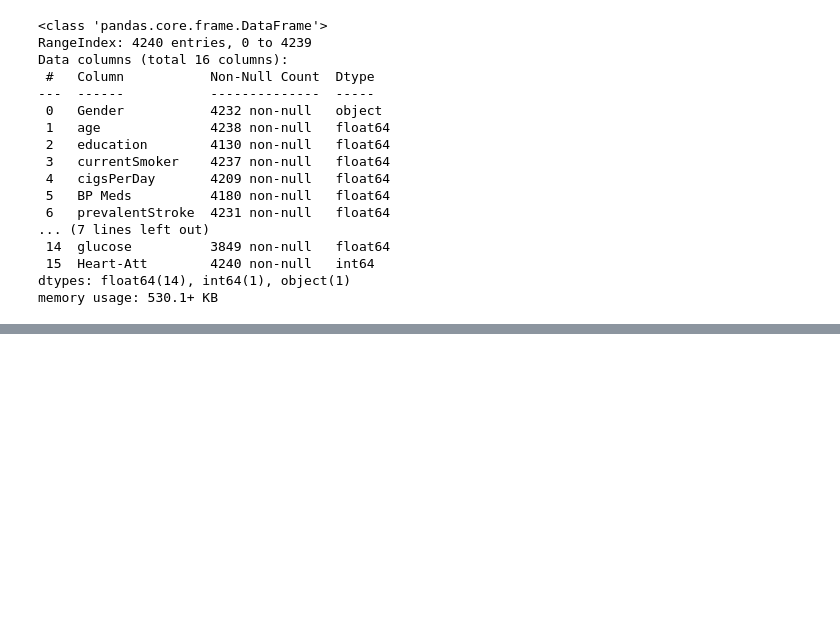
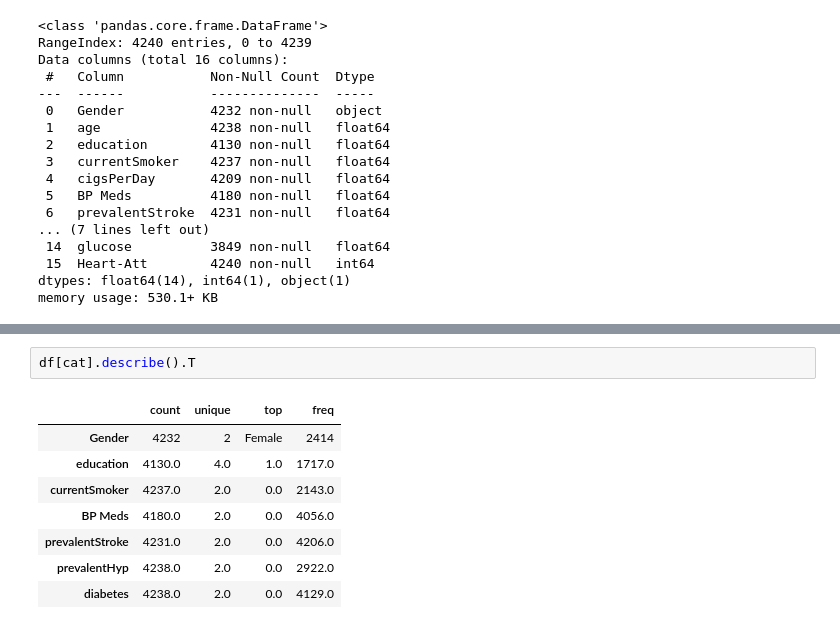
Before and after one commit to Bibhuti-MLAI/Regression_ushealth, a Jupyter notebook: uspatientanalysis.ipynb, the cells around one changed output, grey strips where cells are left out. Cells and saved outputs as stored; diff of their text form; blank space fills up the shorter version.

```diff
--- a/uspatientanalysis.ipynb
+++ b/uspatientanalysis.ipynb
@@ -71,0 +226,11 @@ memory usage: 530.1+ KB
+# %%
+df[cat].describe().T
+# %% [output]
+|  | count | unique | top | freq |
+| Gender | 4232 | 2 | Female | 2414 |
+| education | 4130.0 | 4.0 | 1.0 | 1717.0 |
+| currentSmoker | 4237.0 | 2.0 | 0.0 | 2143.0 |
+| BP Meds | 4180.0 | 2.0 | 0.0 | 4056.0 |
+| prevalentStroke | 4231.0 | 2.0 | 0.0 | 4206.0 |
+| prevalentHyp | 4238.0 | 2.0 | 0.0 | 2922.0 |
+| diabetes | 4238.0 | 2.0 | 0.0 | 4129.0 |
```
Also changed, not shown: parts of 20 cells of this notebook.
